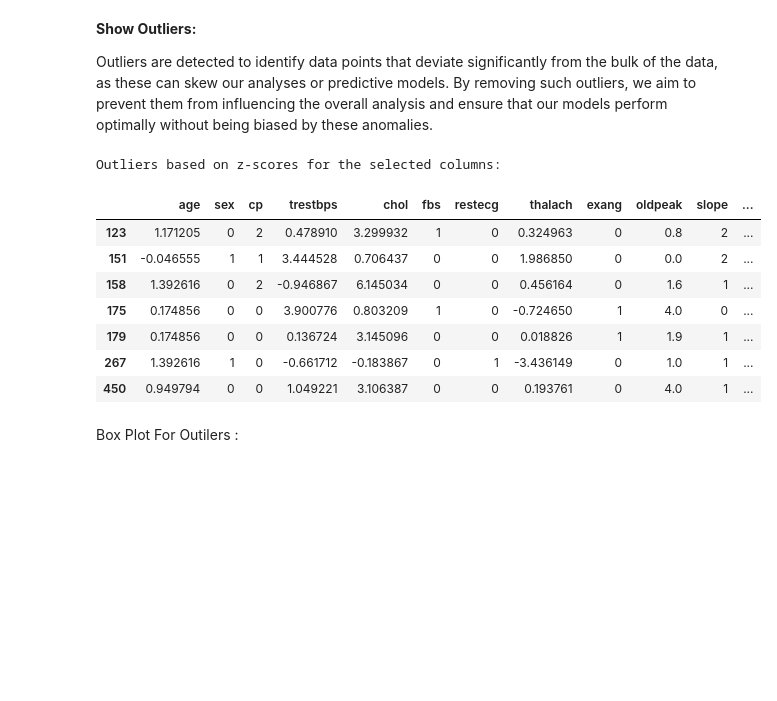
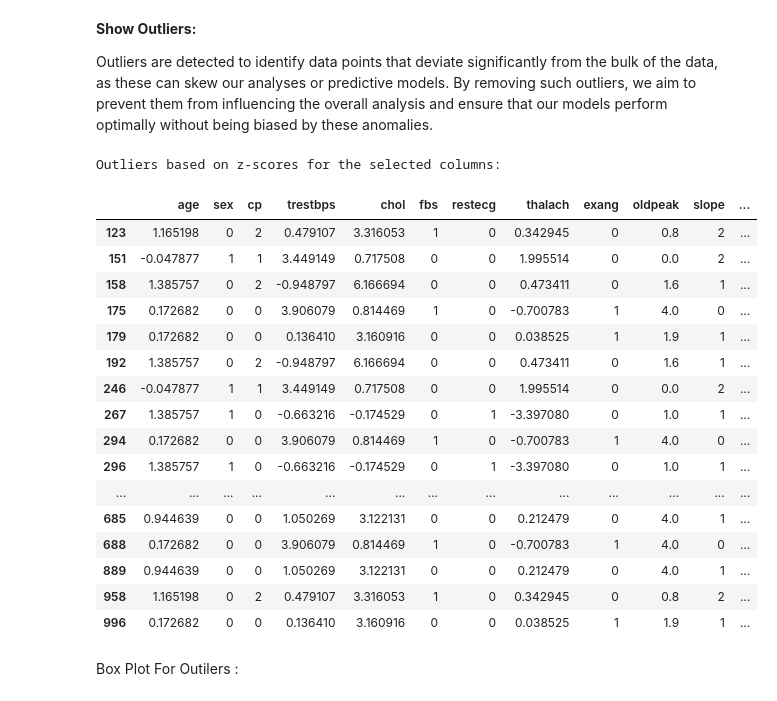
Before and after one commit to JoudySaleh-IT/IT326, a Jupyter notebook: Phase2.ipynb, the cells around one changed output. Drawn from its saved outputs; the diff is of its cells as text; code cells hidden in the pictures; blank space fills up the shorter version.

```diff
--- a/Phase2.ipynb
+++ b/Phase2.ipynb
@@ -349,30 +349,39 @@ Outliers are detected to identify data points that deviate significantly from th
 # %%
 from scipy.stats import zscore
 
 # Define the columns you want to check for outliers
 columns_to_check = ['age', 'trestbps', 'chol', 'thalach']  # Example columns
 
 # Calculate z-scores for these columns
-df_clean[columns_to_check] = df_clean[columns_to_check].apply(zscore)
+df[columns_to_check] = df[columns_to_check].apply(zscore)
 
 # Define a threshold for identifying outliers
 threshold = 3
 
 # Identify outliers
-outliers = df_clean[(abs(df_clean[columns_to_check]) > threshold).any(axis=1)]
+outliers = df[(abs(df[columns_to_check]) > threshold).any(axis=1)]
 # Display the outliers
 print("Outliers based on z-scores for the selected columns: \n")
 display(outliers)
 # %% [output]
 Outliers based on z-scores for the selected columns:
 |  | age | sex | cp | trestbps | chol | fbs | restecg | thalach | exang | oldpeak | slope | ... |
-| 123 | 1.171205 | 0 | 2 | 0.478910 | 3.299932 | 1 | 0 | 0.324963 | 0 | 0.8 | 2 | ... |
-| 151 | -0.046555 | 1 | 1 | 3.444528 | 0.706437 | 0 | 0 | 1.986850 | 0 | 0.0 | 2 | ... |
-| 158 | 1.392616 | 0 | 2 | -0.946867 | 6.145034 | 0 | 0 | 0.456164 | 0 | 1.6 | 1 | ... |
-| 175 | 0.174856 | 0 | 0 | 3.900776 | 0.803209 | 1 | 0 | -0.724650 | 1 | 4.0 | 0 | ... |
-| 179 | 0.174856 | 0 | 0 | 0.136724 | 3.145096 | 0 | 0 | 0.018826 | 1 | 1.9 | 1 | ... |
-| 267 | 1.392616 | 1 | 0 | -0.661712 | -0.183867 | 0 | 1 | -3.436149 | 0 | 1.0 | 1 | ... |
-| 450 | 0.949794 | 0 | 0 | 1.049221 | 3.106387 | 0 | 0 | 0.193761 | 0 | 4.0 | 1 | ... |
+| 123 | 1.165198 | 0 | 2 | 0.479107 | 3.316053 | 1 | 0 | 0.342945 | 0 | 0.8 | 2 | ... |
+| 151 | -0.047877 | 1 | 1 | 3.449149 | 0.717508 | 0 | 0 | 1.995514 | 0 | 0.0 | 2 | ... |
+| 158 | 1.385757 | 0 | 2 | -0.948797 | 6.166694 | 0 | 0 | 0.473411 | 0 | 1.6 | 1 | ... |
+| 175 | 0.172682 | 0 | 0 | 3.906079 | 0.814469 | 1 | 0 | -0.700783 | 1 | 4.0 | 0 | ... |
+| 179 | 0.172682 | 0 | 0 | 0.136410 | 3.160916 | 0 | 0 | 0.038525 | 1 | 1.9 | 1 | ... |
+| 192 | 1.385757 | 0 | 2 | -0.948797 | 6.166694 | 0 | 0 | 0.473411 | 0 | 1.6 | 1 | ... |
+| 246 | -0.047877 | 1 | 1 | 3.449149 | 0.717508 | 0 | 0 | 1.995514 | 0 | 0.0 | 2 | ... |
+| 267 | 1.385757 | 1 | 0 | -0.663216 | -0.174529 | 0 | 1 | -3.397080 | 0 | 1.0 | 1 | ... |
+| 294 | 0.172682 | 0 | 0 | 3.906079 | 0.814469 | 1 | 0 | -0.700783 | 1 | 4.0 | 0 | ... |
+| 296 | 1.385757 | 1 | 0 | -0.663216 | -0.174529 | 0 | 1 | -3.397080 | 0 | 1.0 | 1 | ... |
+| ... | ... | ... | ... | ... | ... | ... | ... | ... | ... | ... | ... | ... |
+| 685 | 0.944639 | 0 | 0 | 1.050269 | 3.122131 | 0 | 0 | 0.212479 | 0 | 4.0 | 1 | ... |
+| 688 | 0.172682 | 0 | 0 | 3.906079 | 0.814469 | 1 | 0 | -0.700783 | 1 | 4.0 | 0 | ... |
+| 889 | 0.944639 | 0 | 0 | 1.050269 | 3.122131 | 0 | 0 | 0.212479 | 0 | 4.0 | 1 | ... |
+| 958 | 1.165198 | 0 | 2 | 0.479107 | 3.316053 | 1 | 0 | 0.342945 | 0 | 0.8 | 2 | ... |
+| 996 | 0.172682 | 0 | 0 | 0.136410 | 3.160916 | 0 | 0 | 0.038525 | 1 | 1.9 | 1 | ... |
 # %% [markdown]
 Box Plot For Outilers :
 # %%
```
Also changed, not shown: parts of 13 cells of this notebook.
